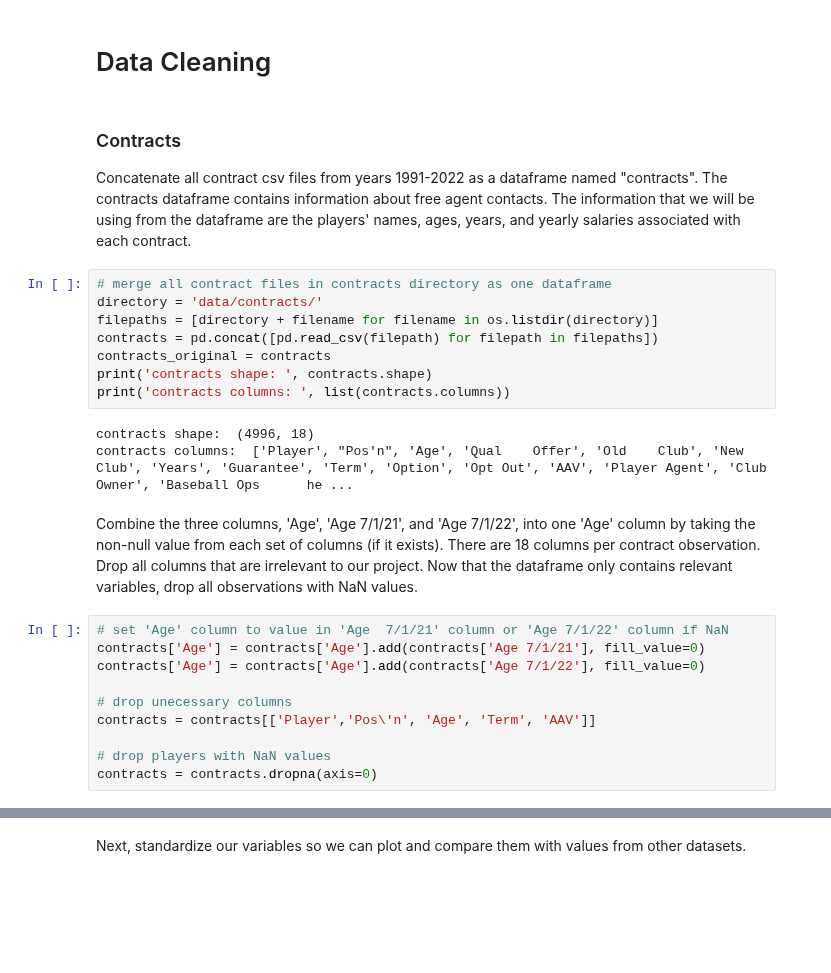
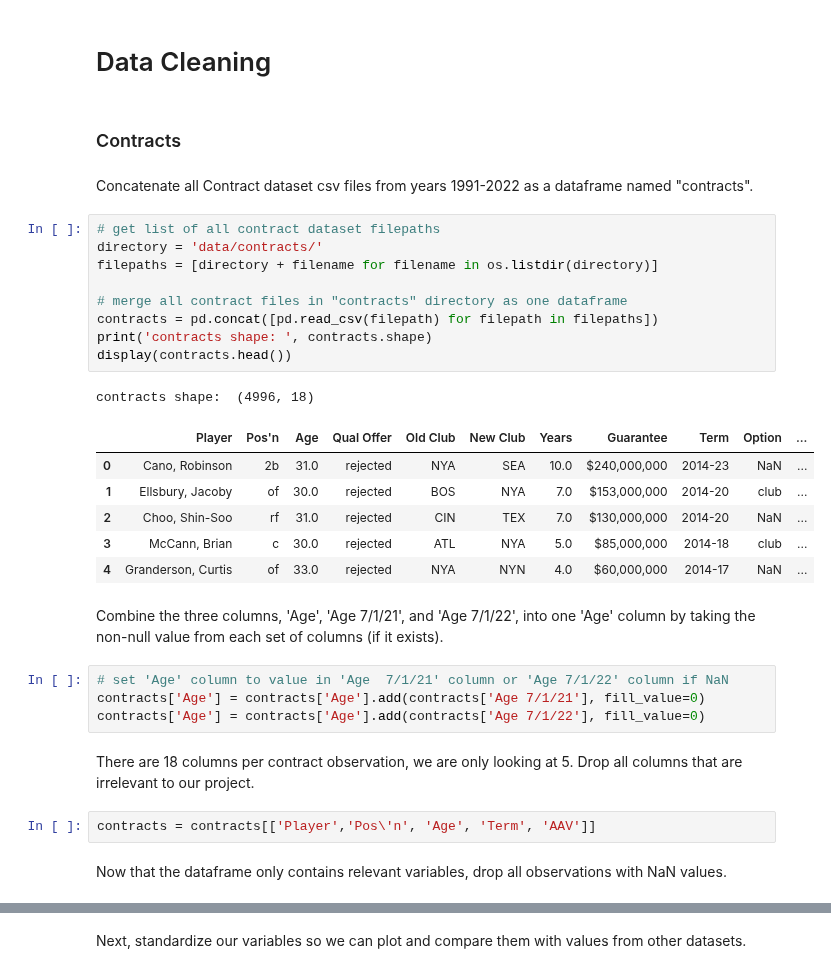
Before and after one commit to leo3friedman/baseball-salary-prediction, a Jupyter notebook: FinalProjectGroup_042-Fa22.ipynb, the cells around one changed output, grey strips where cells are left out. Saved outputs shown, nothing was run; the diff lists cells and outputs as text; blank space fills up the shorter version.

```diff
--- a/FinalProjectGroup_042-Fa22.ipynb
+++ b/FinalProjectGroup_042-Fa22.ipynb
@@ -91,29 +91,36 @@ import statistics
 pd.options.mode.chained_assignment = None
 # %% [markdown]
 # Data Cleaning
-# %% [markdown]
-### Contracts
-Concatenate all contract csv files from years 1991-2022 as a dataframe named "contracts". The contracts dataframe contains information about free agent contacts. The information that we will be using from the dataframe are the players' names, ages, years, and yearly salaries associated with each contract.
+# %% [markdown]
+### Contracts
+# %% [markdown]
+Concatenate all Contract dataset csv files from years 1991-2022 as a dataframe named "contracts".
 # %%
-# merge all contract files in contracts directory as one dataframe
+# get list of all contract dataset filepaths
 directory = 'data/contracts/'
 filepaths = [directory + filename for filename in os.listdir(directory)]
+
+# merge all contract files in "contracts" directory as one dataframe
 contracts = pd.concat([pd.read_csv(filepath) for filepath in filepaths])
-contracts_original = contracts
 print('contracts shape: ', contracts.shape)
-print('contracts columns: ', list(contracts.columns))
+display(contracts.head())
 # %% [output]
 contracts shape:  (4996, 18)
-contracts columns:  ['Player', "Pos'n", 'Age', 'Qual    Offer', 'Old    Club', 'New Club', 'Years', 'Guarantee', 'Term', 'Option', 'Opt Out', 'AAV', 'Player Agent', 'Club Owner', 'Baseball Ops      he ...
+|  | Player | Pos'n | Age | Qual Offer | Old Club | New Club | Years | Guarantee | Term | Option | ... |
+| 0 | Cano, Robinson | 2b | 31.0 | rejected | NYA | SEA | 10.0 | $240,000,000 | 2014-23 | NaN | ... |
+| 1 | Ellsbury, Jacoby | of | 30.0 | rejected | BOS | NYA | 7.0 | $153,000,000 | 2014-20 | club | ... |
+| 2 | Choo, Shin-Soo | rf | 31.0 | rejected | CIN | TEX | 7.0 | $130,000,000 | 2014-20 | NaN | ... |
+| 3 | McCann, Brian | c | 30.0 | rejected | ATL | NYA | 5.0 | $85,000,000 | 2014-18 | club | ... |
+| 4 | Granderson, Curtis | of | 33.0 | rejected | NYA | NYN | 4.0 | $60,000,000 | 2014-17 | NaN | ... |
 # %% [markdown]
-Combine the three columns, 'Age', 'Age 7/1/21', and 'Age 7/1/22', into one 'Age' column by taking the non-null value from each set of columns (if it exists). There are 18 columns per contract observation. Drop all columns that are irrelevant to our project. Now that the dataframe only contains relevant variables, drop all observations with NaN values.
+Combine the three columns, 'Age', 'Age 7/1/21', and 'Age 7/1/22', into one 'Age' column by taking the non-null value from each set of columns (if it exists).
 # %%
 # set 'Age' column to value in 'Age  7/1/21' column or 'Age 7/1/22' column if NaN
 contracts['Age'] = contracts['Age'].add(contracts['Age 7/1/21'], fill_value=0)
 contracts['Age'] = contracts['Age'].add(contracts['Age 7/1/22'], fill_value=0)
-
-# drop unecessary columns
-contracts = contracts[['Player','Pos\'n', 'Age', 'Term', 'AAV']]
-
-# drop players with NaN values
-contracts = contracts.dropna(axis=0)
+# %% [markdown]
+There are 18 columns per contract observation, we are only looking at 5. Drop all columns that are irrelevant to our project.
+# %%
+contracts = contracts[['Player','Pos\'n', 'Age', 'Term', 'AAV']]
+# %% [markdown]
+Now that the dataframe only contains relevant variables, drop all observations with NaN values.
```
Also changed, not shown: parts of 64 cells of this notebook.
